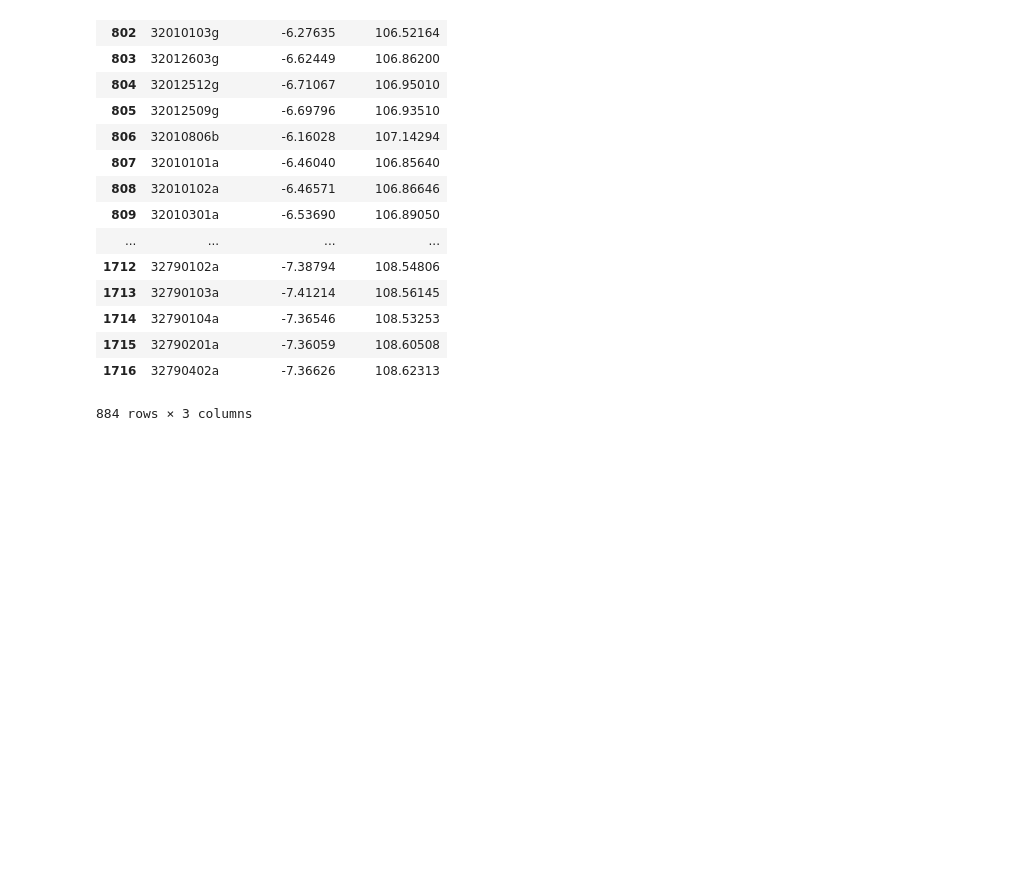
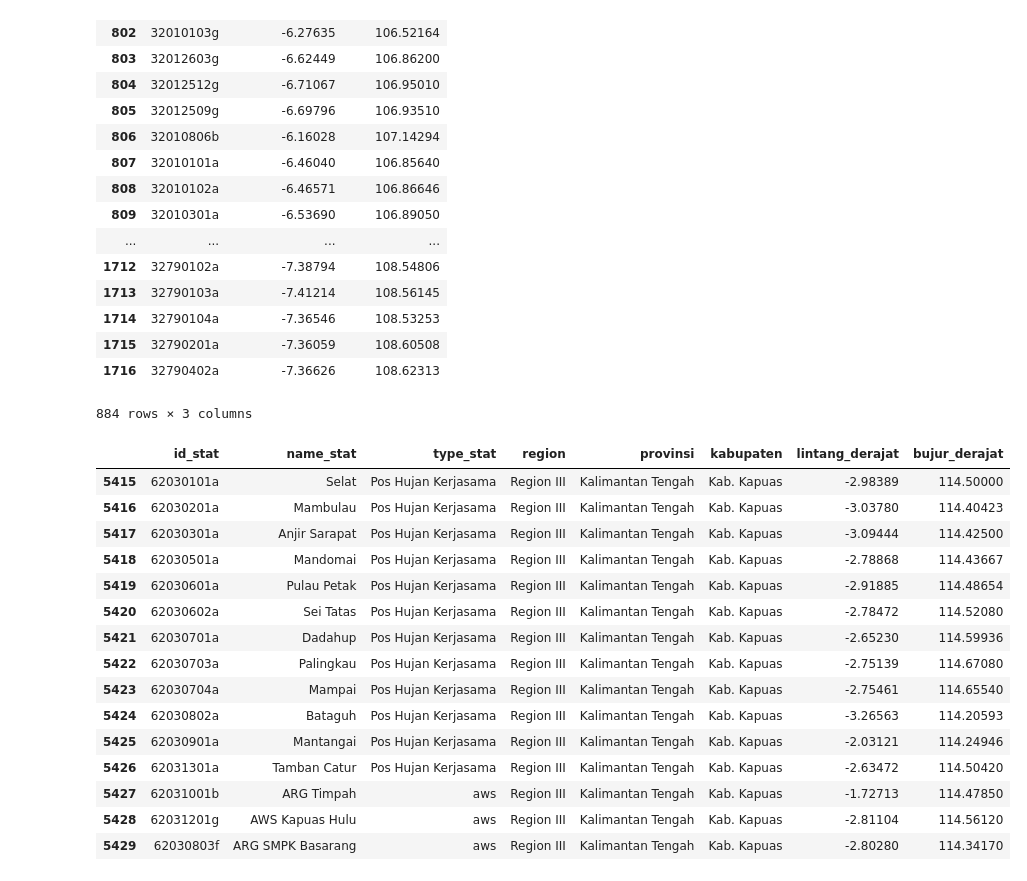
Before and after one commit to hidrokit/hidrokit, a Jupyter notebook: src/Membedah Data BMKG Online.ipynb, the cells around one changed output. Cells and saved outputs as stored; diff of their text form; code cells hidden in the pictures; blank space fills up the shorter version.

```diff
--- a/src/Membedah Data BMKG Online.ipynb
+++ b/src/Membedah Data BMKG Online.ipynb
@@ -243,3 +243,22 @@ stasiun_jabar[['id_stat', 'lintang_derajat', 'bujur_derajat']]
 | 1715 | 32790201a | -7.36059 | 108.60508 |
 | 1716 | 32790402a | -7.36626 | 108.62313 |
 884 rows × 3 columns
+# %%
+data_kaltel[data_kaltel.kabupaten == 'Kab. Kapuas']
+# %% [output]
+|  | id_stat | name_stat | type_stat | region | provinsi | kabupaten | lintang_derajat | bujur_derajat |
+| 5415 | 62030101a | Selat | Pos Hujan Kerjasama | Region III | Kalimantan Tengah | Kab. Kapuas | -2.98389 | 114.50000 |
+| 5416 | 62030201a | Mambulau | Pos Hujan Kerjasama | Region III | Kalimantan Tengah | Kab. Kapuas | -3.03780 | 114.40423 |
+| 5417 | 62030301a | Anjir Sarapat | Pos Hujan Kerjasama | Region III | Kalimantan Tengah | Kab. Kapuas | -3.09444 | 114.42500 |
+| 5418 | 62030501a | Mandomai | Pos Hujan Kerjasama | Region III | Kalimantan Tengah | Kab. Kapuas | -2.78868 | 114.43667 |
+| 5419 | 62030601a | Pulau Petak | Pos Hujan Kerjasama | Region III | Kalimantan Tengah | Kab. Kapuas | -2.91885 | 114.48654 |
+| 5420 | 62030602a | Sei Tatas | Pos Hujan Kerjasama | Region III | Kalimantan Tengah | Kab. Kapuas | -2.78472 | 114.52080 |
+| 5421 | 62030701a | Dadahup | Pos Hujan Kerjasama | Region III | Kalimantan Tengah | Kab. Kapuas | -2.65230 | 114.59936 |
+| 5422 | 62030703a | Palingkau | Pos Hujan Kerjasama | Region III | Kalimantan Tengah | Kab. Kapuas | -2.75139 | 114.67080 |
+| 5423 | 62030704a | Mampai | Pos Hujan Kerjasama | Region III | Kalimantan Tengah | Kab. Kapuas | -2.75461 | 114.65540 |
+| 5424 | 62030802a | Bataguh | Pos Hujan Kerjasama | Region III | Kalimantan Tengah | Kab. Kapuas | -3.26563 | 114.20593 |
+| 5425 | 62030901a | Mantangai | Pos Hujan Kerjasama | Region III | Kalimantan Tengah | Kab. Kapuas | -2.03121 | 114.24946 |
+| 5426 | 62031301a | Tamban Catur | Pos Hujan Kerjasama | Region III | Kalimantan Tengah | Kab. Kapuas | -2.63472 | 114.50420 |
+| 5427 | 62031001b | ARG Timpah | aws | Region III | Kalimantan Tengah | Kab. Kapuas | -1.72713 | 114.47850 |
+| 5428 | 62031201g | AWS Kapuas Hulu | aws | Region III | Kalimantan Tengah | Kab. Kapuas | -2.81104 | 114.56120 |
+| 5429 | 62030803f | ARG SMPK Basarang | aws | Region III | Kalimantan Tengah | Kab. Kapuas | -2.80280 | 114.34170 |
```
Also changed, not shown: parts of 3 cells of this notebook, 5 other files.
